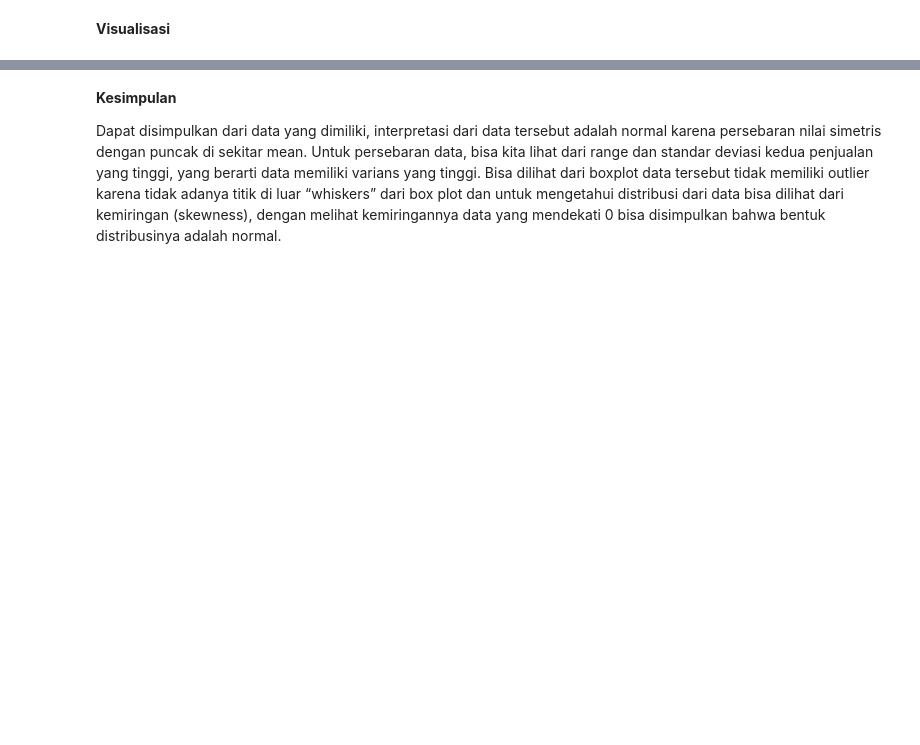
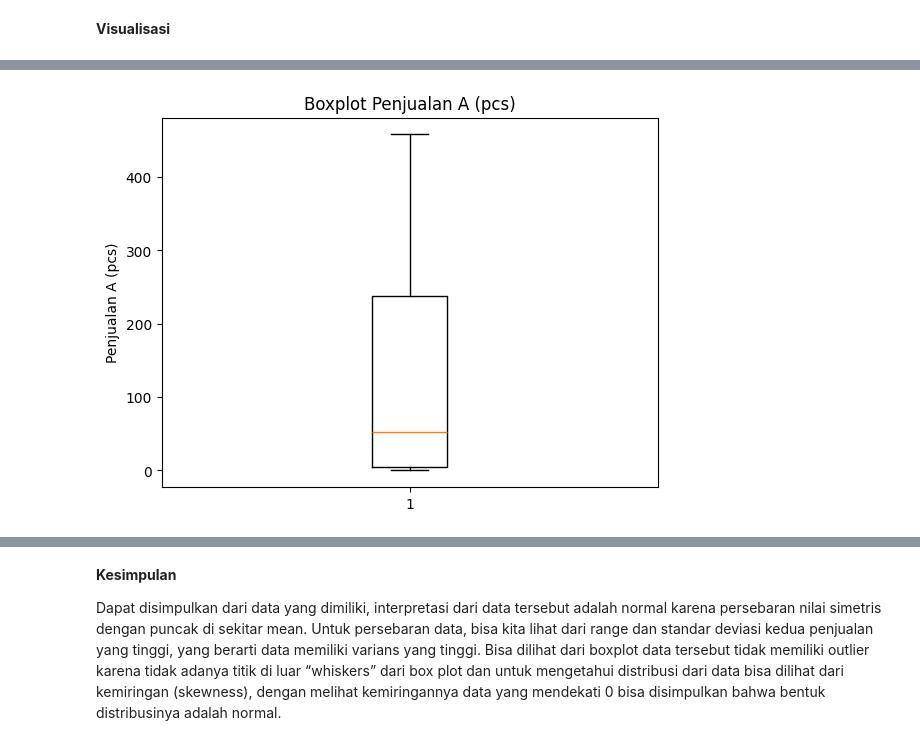
Before and after one commit to baksoogoreng/StatProb-Task-1, a Jupyter notebook: Module 1.1 Practice.ipynb, the cells around one changed output, grey strips where cells are left out. Cells and saved outputs as stored; diff of their text form; code cells hidden in the pictures; blank space fills up the shorter version.

```diff
--- a/Module 1.1 Practice.ipynb
+++ b/Module 1.1 Practice.ipynb
@@ -259,0 +222,21 @@ Name: count, dtype: int64
+# %%
+import pandas as pd
+import matplotlib.pyplot as plt
+
+# Membaca data dari file Excel
+data = pd.read_excel('Dataset.xlsx')
+
+# Mengambil kolom 'Penjualan A (pcs)'
+column_data = data['Penjualan A (pcs)']
+
+# Membuat boxplot dengan matplotlib
+plt.boxplot(column_data)
+
+# Menambahkan judul dan label
+plt.title('Boxplot Penjualan A (pcs)')
+plt.ylabel('Penjualan A (pcs)')
+
+# Menampilkan plot
+plt.show()
+# %% [output]
+[figure, added]
```
Also changed, not shown: parts of 9 cells of this notebook.
